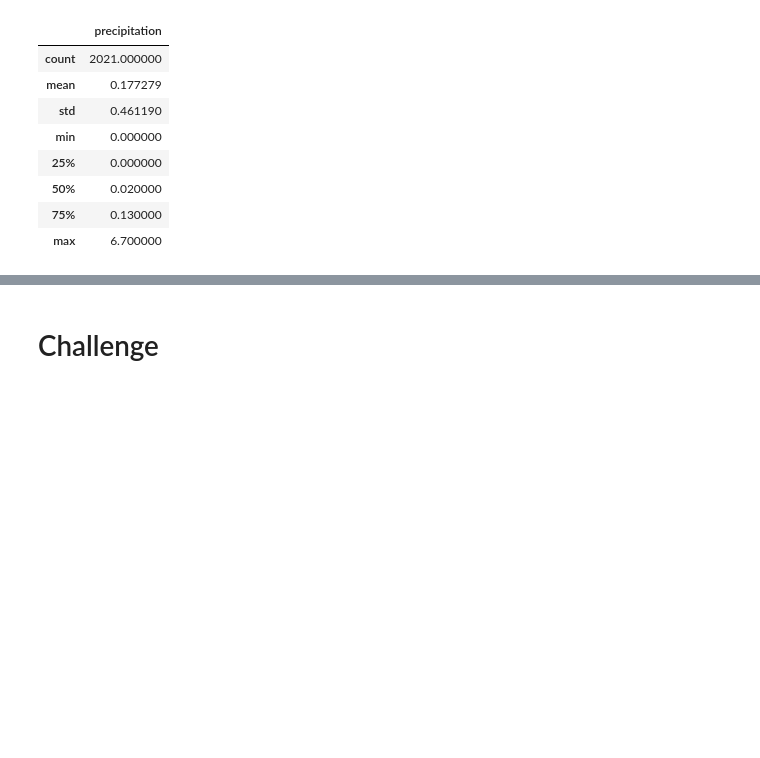
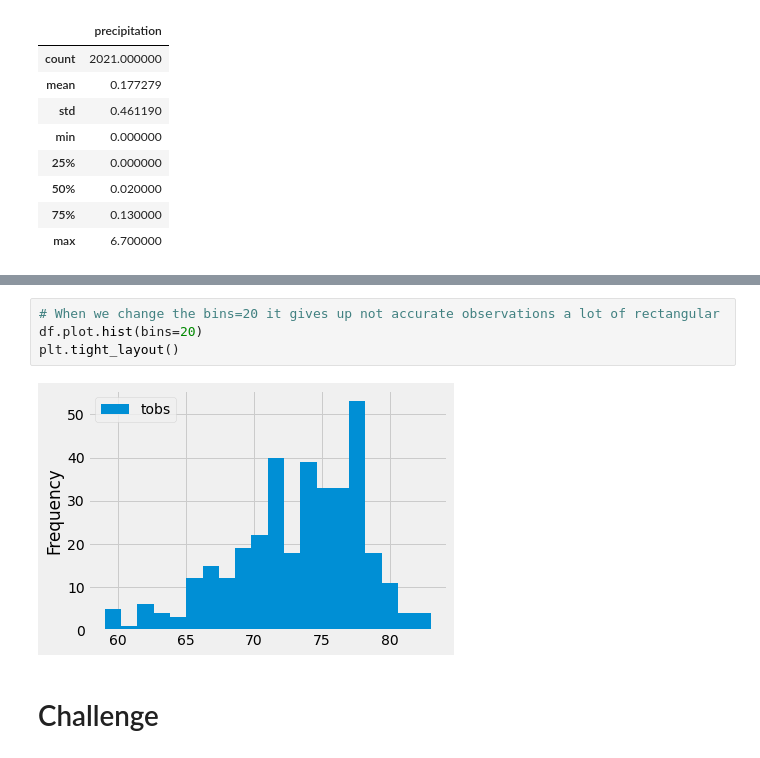
Before and after one commit to Hisham9995/surfs_up, a Jupyter notebook: climate_analysis.ipynb, the cells around one changed output, grey strips where cells are left out. Cells and saved outputs as stored; diff of their text form; blank space fills up the shorter version.

```diff
--- a/climate_analysis.ipynb
+++ b/climate_analysis.ipynb
@@ -205,2 +286,8 @@ df.describe()
+# %%
+# When we change the bins=20 it gives up not accurate observations a lot of rectangular
+df.plot.hist(bins=20)
+plt.tight_layout()
+# %% [output]
+[figure, added]
 # %% [markdown]
 # Challenge
```
Also changed, not shown: parts of 10 cells of this notebook.
